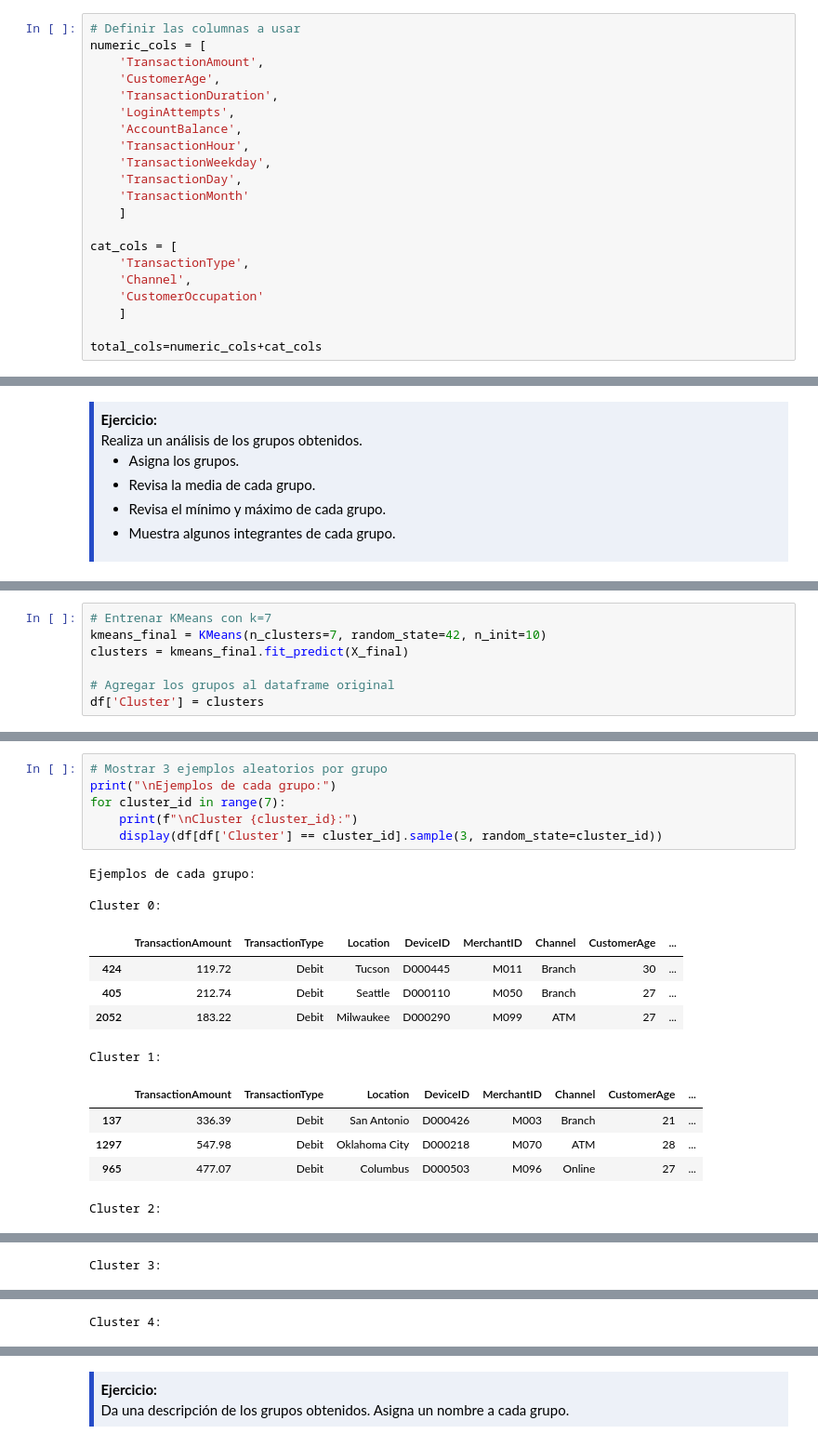
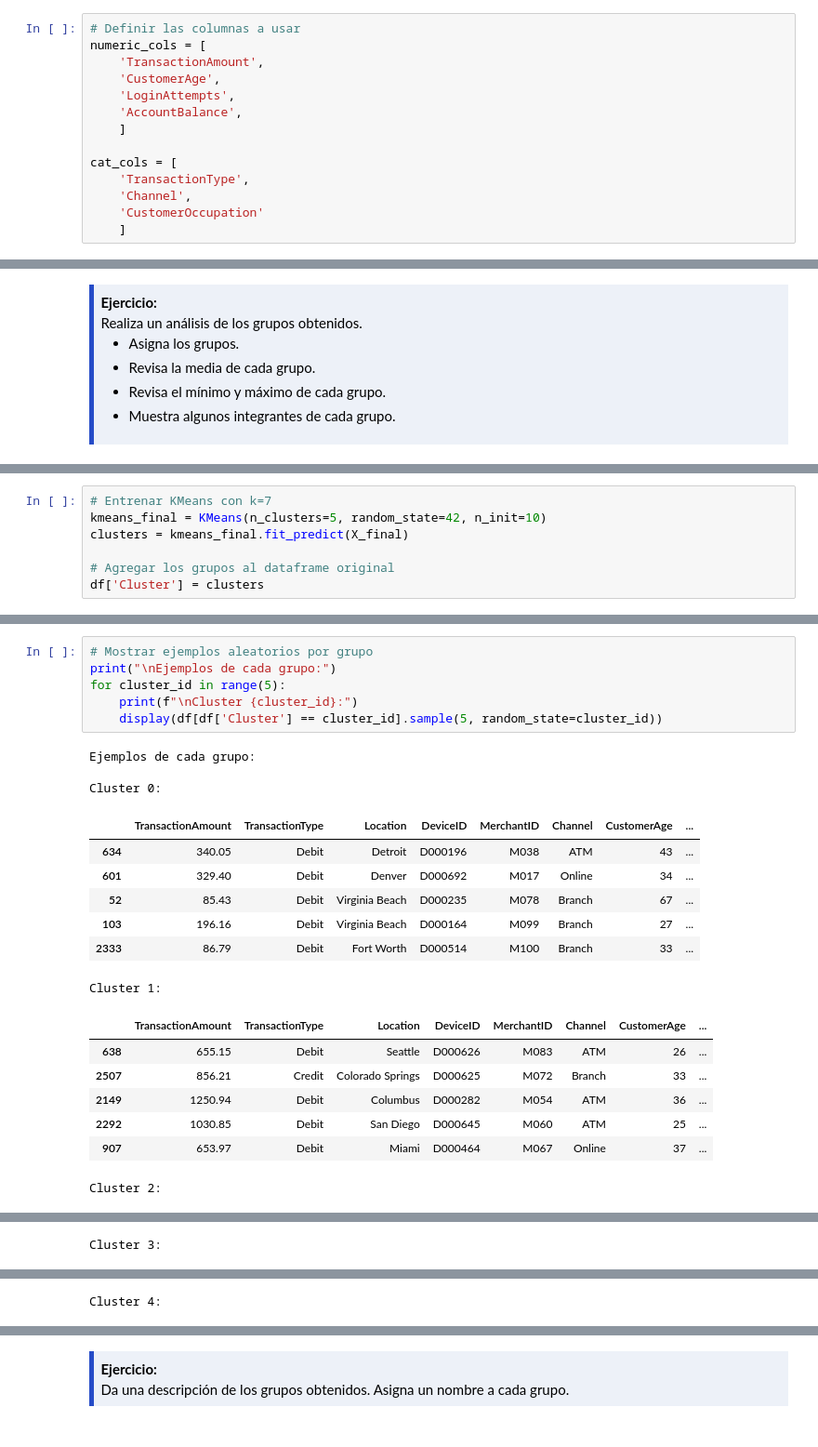
Before and after one commit to niconlvs/ModelosML, a Jupyter notebook: 2-Ejercicios/04-Agrupamiento-kMeans.ipynb, the cells around one changed output, grey strips where cells are left out. Shown at 93% size. Saved outputs shown, nothing was run; the diff lists cells and outputs as text.

```diff
--- a/2-Ejercicios/04-Agrupamiento-kMeans.ipynb
+++ b/2-Ejercicios/04-Agrupamiento-kMeans.ipynb
@@ -124,13 +141,8 @@ max            12.00000
 numeric_cols = [
     'TransactionAmount',
     'CustomerAge',
-    'TransactionDuration',
     'LoginAttempts',
     'AccountBalance',
-    'TransactionHour',
-    'TransactionWeekday',
-    'TransactionDay',
-    'TransactionMonth'
     ]
 
 cat_cols = [
@@ -138,8 +150,6 @@ cat_cols = [
     'Channel',
     'CustomerOccupation'
     ]
-
-total_cols=numeric_cols+cat_cols
 # %%
 # Crear subplots
 plt.figure(figsize=(15, 5))
@@ -240,6 +253,6 @@ Observando la gráfica del método del codo, se aprecia que la inercia disminuye
 # %%
 # Entrenar KMeans con k=7
-kmeans_final = KMeans(n_clusters=7, random_state=42, n_init=10)
+kmeans_final = KMeans(n_clusters=5, random_state=42, n_init=10)
 clusters = kmeans_final.fit_predict(X_final)
 
 # Agregar los grupos al dataframe original
@@ -303,21 +314,25 @@ Máximos por grupo:
 # %%
-# Mostrar 3 ejemplos aleatorios por grupo
+# Mostrar ejemplos aleatorios por grupo
 print("\nEjemplos de cada grupo:")
-for cluster_id in range(7):
+for cluster_id in range(5):
     print(f"\nCluster {cluster_id}:")
-    display(df[df['Cluster'] == cluster_id].sample(3, random_state=cluster_id))
+    display(df[df['Cluster'] == cluster_id].sample(5, random_state=cluster_id))
 # %% [output]
 Ejemplos de cada grupo:
 
 Cluster 0:
 |  | TransactionAmount | TransactionType | Location | DeviceID | MerchantID | Channel | CustomerAge | ... |
-| 424 | 119.72 | Debit | Tucson | D000445 | M011 | Branch | 30 | ... |
-| 405 | 212.74 | Debit | Seattle | D000110 | M050 | Branch | 27 | ... |
-| 2052 | 183.22 | Debit | Milwaukee | D000290 | M099 | ATM | 27 | ... |
+| 634 | 340.05 | Debit | Detroit | D000196 | M038 | ATM | 43 | ... |
+| 601 | 329.40 | Debit | Denver | D000692 | M017 | Online | 34 | ... |
+| 52 | 85.43 | Debit | Virginia Beach | D000235 | M078 | Branch | 67 | ... |
+| 103 | 196.16 | Debit | Virginia Beach | D000164 | M099 | Branch | 27 | ... |
+| 2333 | 86.79 | Debit | Fort Worth | D000514 | M100 | Branch | 33 | ... |
 Cluster 1:
 |  | TransactionAmount | TransactionType | Location | DeviceID | MerchantID | Channel | CustomerAge | ... |
-| 137 | 336.39 | Debit | San Antonio | D000426 | M003 | Branch | 21 | ... |
-| 1297 | 547.98 | Debit | Oklahoma City | D000218 | M070 | ATM | 28 | ... |
-| 965 | 477.07 | Debit | Columbus | D000503 | M096 | Online | 27 | ... |
+| 638 | 655.15 | Debit | Seattle | D000626 | M083 | ATM | 26 | ... |
+| 2507 | 856.21 | Credit | Colorado Springs | D000625 | M072 | Branch | 33 | ... |
+| 2149 | 1250.94 | Debit | Columbus | D000282 | M054 | ATM | 36 | ... |
+| 2292 | 1030.85 | Debit | San Diego | D000645 | M060 | ATM | 25 | ... |
+| 907 | 653.97 | Debit | Miami | D000464 | M067 | Online | 37 | ... |
 Cluster 2:
 |  | TransactionAmount | TransactionType | Location | DeviceID | MerchantID | Channel | CustomerAge | ... |
```
Also changed, not shown: parts of 30 cells of this notebook.
